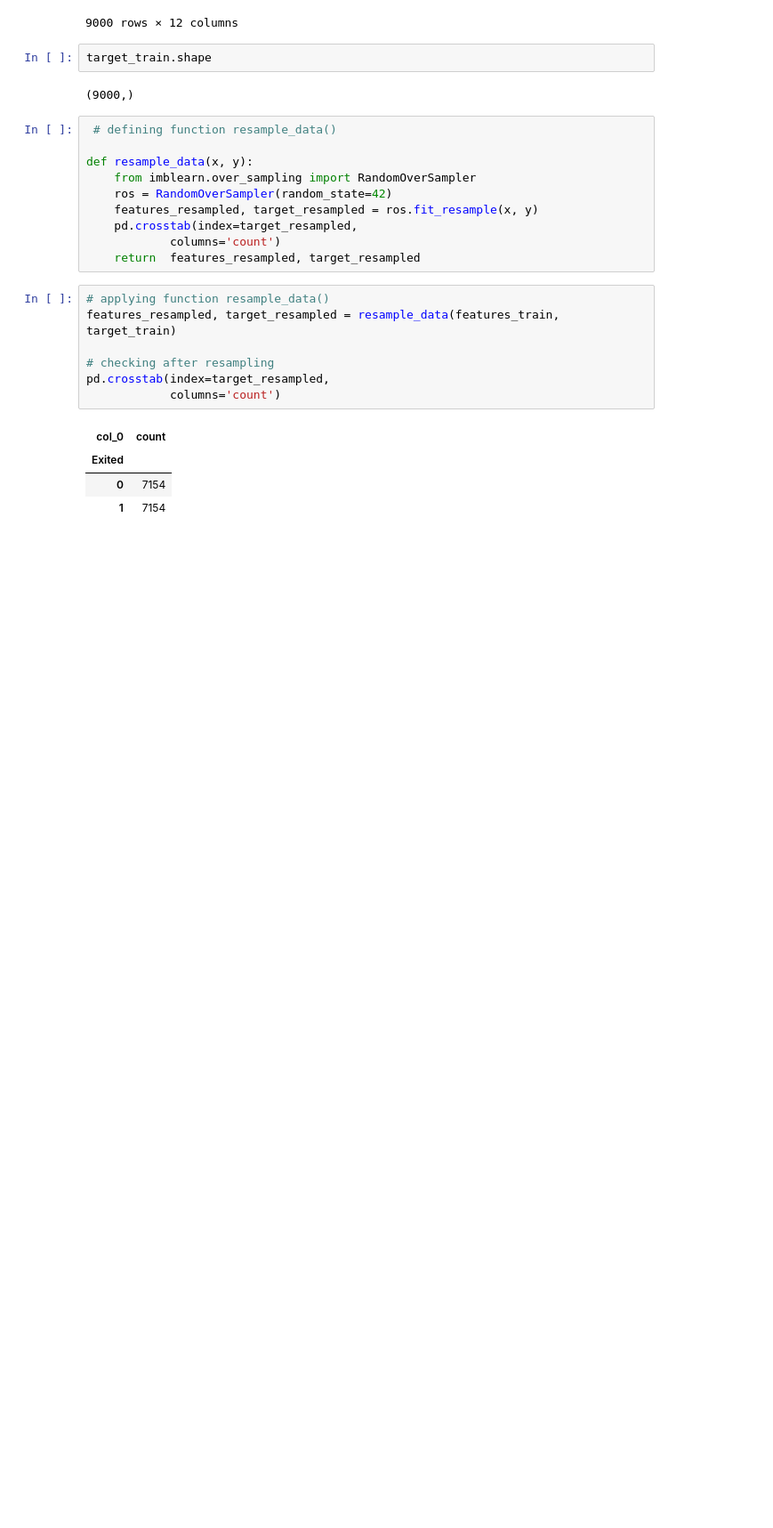
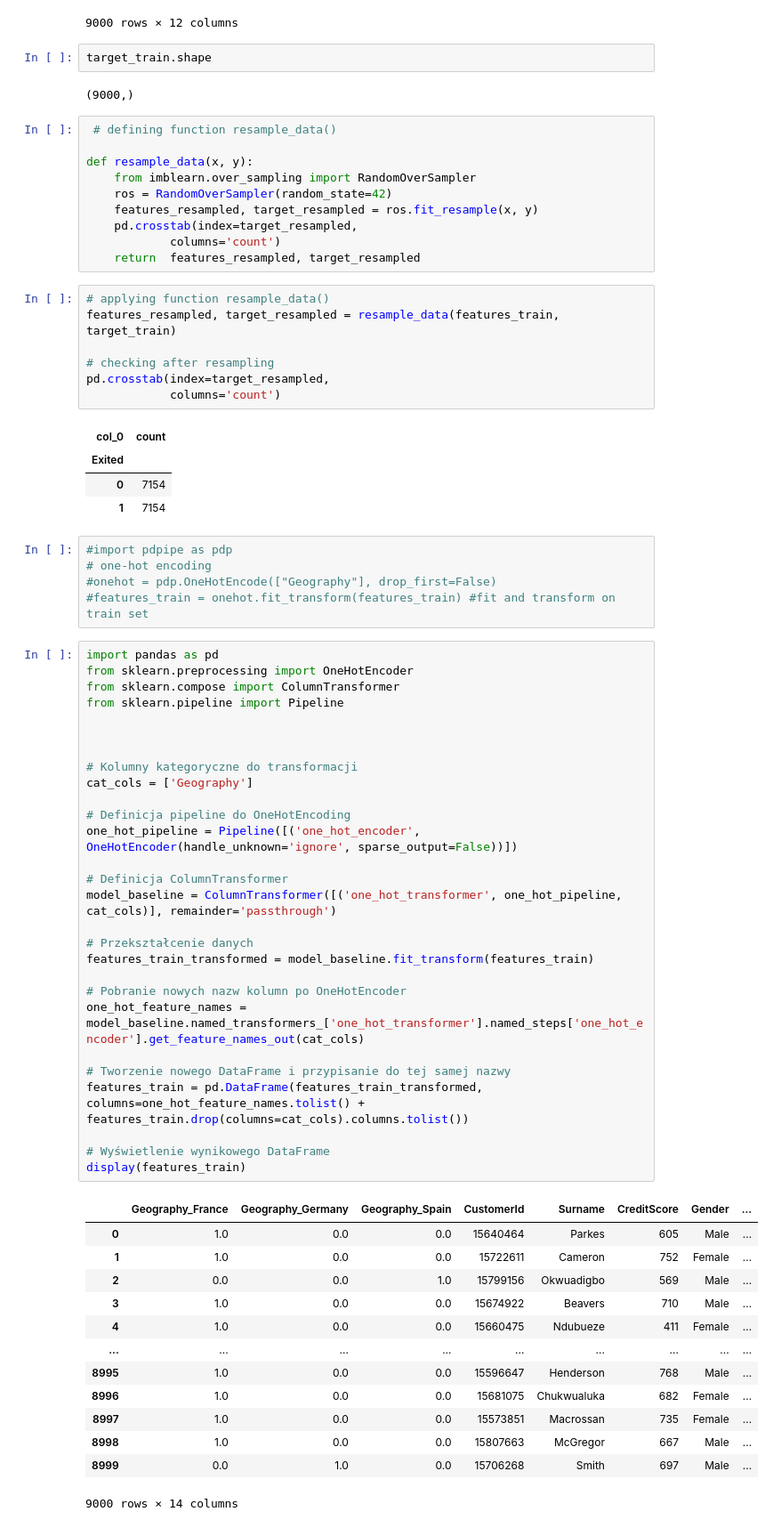
Before and after one commit to M-Grzymowicz/Banking-Customer-Churn---Analysis-and-Prediction, a Jupyter notebook: banking.ipynb, the cells around one changed output. Shown at 89% size. Saved outputs shown, nothing was run; the diff lists cells and outputs as text; blank space fills up the shorter version.

Commit message:
problems with OneHotEncoding

```diff
--- a/banking.ipynb
+++ b/banking.ipynb
@@ -853,3 +853,50 @@ pd.crosstab(index=target_resampled,
 | Exited |  |
 | 0 | 7154 |
 | 1 | 7154 |
+# %%
+#import pdpipe as pdp
+# one-hot encoding
+#onehot = pdp.OneHotEncode(["Geography"], drop_first=False)
+#features_train = onehot.fit_transform(features_train) #fit and transform on train set
+# %%
+import pandas as pd
+from sklearn.preprocessing import OneHotEncoder
+from sklearn.compose import ColumnTransformer
+from sklearn.pipeline import Pipeline
+
+
+
+# Kolumny kategoryczne do transformacji
+cat_cols = ['Geography']
+
+# Definicja pipeline do OneHotEncoding
+one_hot_pipeline = Pipeline([('one_hot_encoder', OneHotEncoder(handle_unknown='ignore', sparse_output=False))])
+
+# Definicja ColumnTransformer
+model_baseline = ColumnTransformer([('one_hot_transformer', one_hot_pipeline, cat_cols)], remainder='passthrough')
+
+# Przekształcenie danych
+features_train_transformed = model_baseline.fit_transform(features_train)
+
+# Pobranie nowych nazw kolumn po OneHotEncoder
+one_hot_feature_names = model_baseline.named_transformers_['one_hot_transformer'].named_steps['one_hot_encoder'].get_feature_names_out(cat_cols)
+
+# Tworzenie nowego DataFrame i przypisanie do tej samej nazwy
+features_train = pd.DataFrame(features_train_transformed, columns=one_hot_feature_names.tolist() + features_train.drop(columns=cat_cols).columns.tolist())
+
+# Wyświetlenie wynikowego DataFrame
+display(features_train)
+# %% [output]
+|  | Geography_France | Geography_Germany | Geography_Spain | CustomerId | Surname | CreditScore | Gender | ... |
+| 0 | 1.0 | 0.0 | 0.0 | 15640464 | Parkes | 605 | Male | ... |
+| 1 | 1.0 | 0.0 | 0.0 | 15722611 | Cameron | 752 | Female | ... |
+| 2 | 0.0 | 0.0 | 1.0 | 15799156 | Okwuadigbo | 569 | Male | ... |
+| 3 | 1.0 | 0.0 | 0.0 | 15674922 | Beavers | 710 | Male | ... |
+| 4 | 1.0 | 0.0 | 0.0 | 15660475 | Ndubueze | 411 | Female | ... |
+| ... | ... | ... | ... | ... | ... | ... | ... | ... |
+| 8995 | 1.0 | 0.0 | 0.0 | 15596647 | Henderson | 768 | Male | ... |
+| 8996 | 1.0 | 0.0 | 0.0 | 15681075 | Chukwualuka | 682 | Female | ... |
+| 8997 | 1.0 | 0.0 | 0.0 | 15573851 | Macrossan | 735 | Female | ... |
+| 8998 | 1.0 | 0.0 | 0.0 | 15807663 | McGregor | 667 | Male | ... |
+| 8999 | 0.0 | 1.0 | 0.0 | 15706268 | Smith | 697 | Male | ... |
+9000 rows × 14 columns
```
Also changed, not shown: parts of 3 cells of this notebook.
